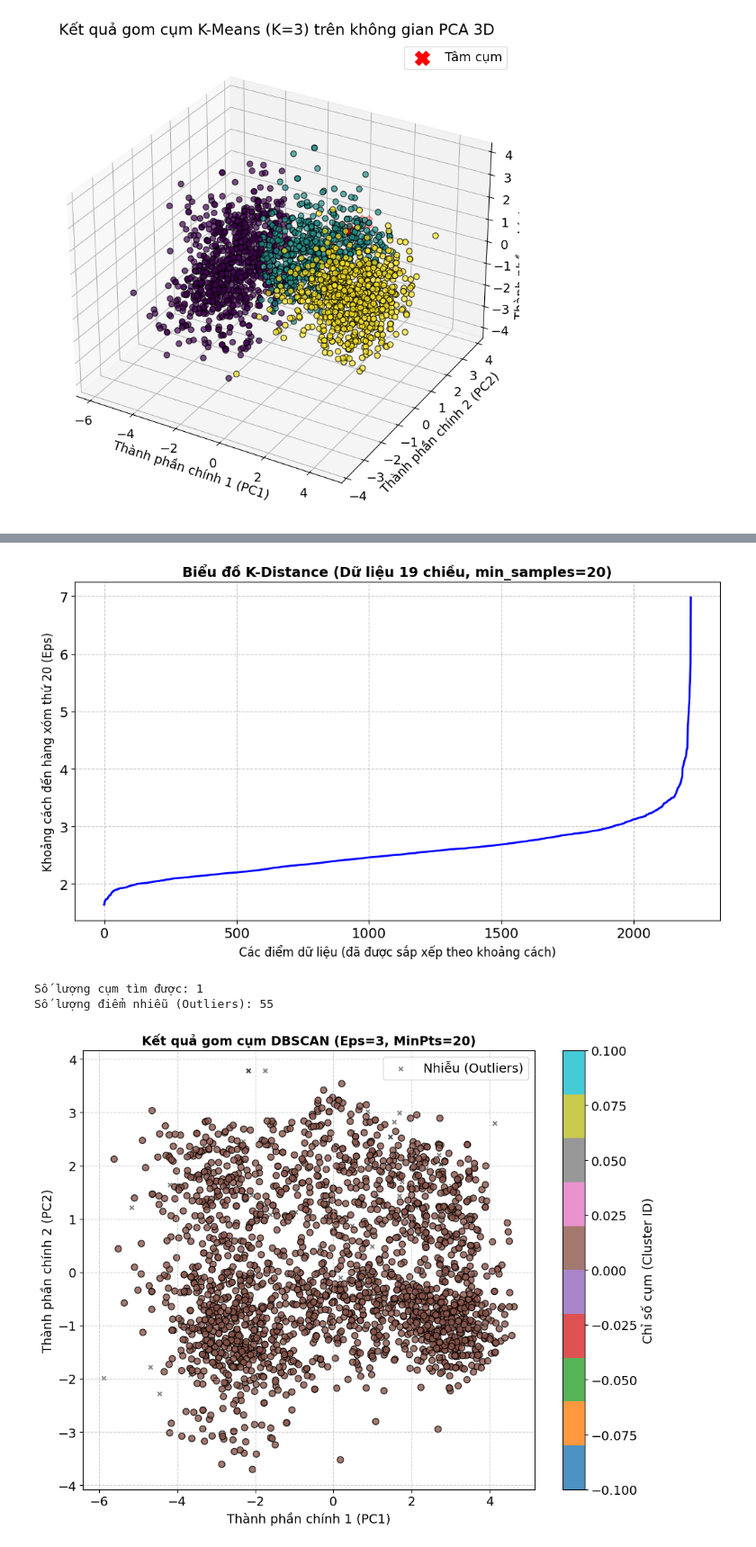
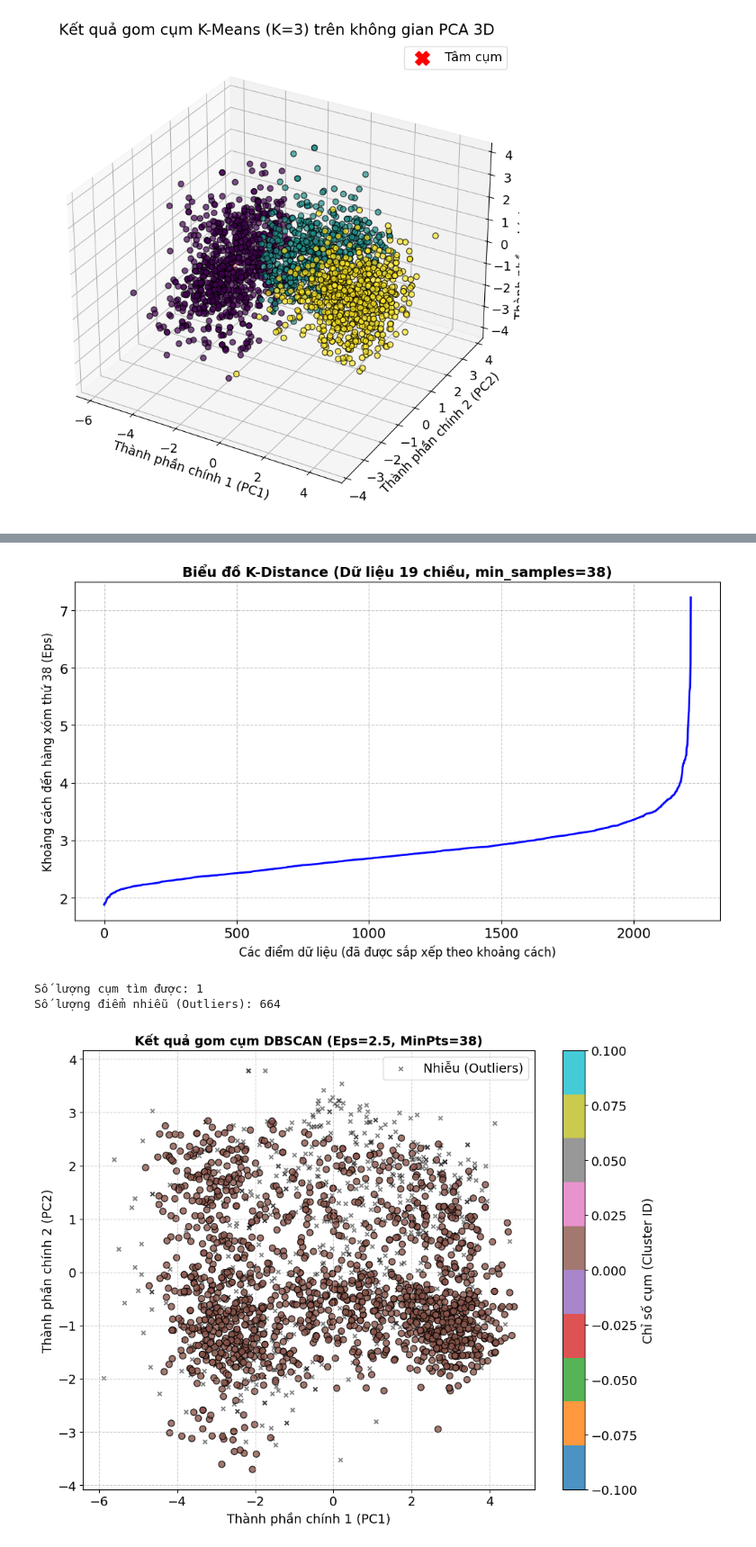
Before and after one commit to lamphat344961-alt/May_-hoc_thong_ke, a Jupyter notebook: TH3/bt_1.ipynb, the cells around one changed output, grey strips where cells are left out. Shown at 90% size. Cells and saved outputs as stored; diff of their text form; code cells hidden in the pictures.

```diff
--- a/TH3/bt_1.ipynb
+++ b/TH3/bt_1.ipynb
@@ -613,7 +736,7 @@ from sklearn.neighbors import NearestNeighbors
 
 # 1. Khai báo số chiều và min_samples
 D = 19
-min_samples = D + 1  # Kết quả là 20
+min_samples = D *2  # Kết quả là 20
 
 # 2. Khởi tạo thuật toán tìm hàng xóm gần nhất
 neighbors = NearestNeighbors(n_neighbors=min_samples)
@@ -635,11 +758,11 @@ plt.grid(True, linestyle='--', alpha=0.7)
 plt.tight_layout()
 plt.show()
 # %% [output]
-[figure, old version]
+[figure, new version]
 # %%
 from sklearn.cluster import DBSCAN
 
-optimal_eps = 3
+optimal_eps = 2.5
 
 # Khởi tạo và chạy DBSCAN
 dbscan = DBSCAN(eps=optimal_eps, min_samples=min_samples)
@@ -656,32 +779,32 @@ print(f"Số lượng điểm nhiễu (Outliers): {n_noise}")
 plt.figure(figsize=(10, 8))
 
 # Tách riêng dữ liệu nhiễu (label == -1) và dữ liệu thuộc cụm (label != -1)
 # 1. Vẽ các điểm nhiễu (Màu đen, hình dấu x, nhỏ hơn)
 noise_mask = db_labels == -1
 plt.scatter(X_pca[noise_mask, 0], X_pca[noise_mask, 1],
             c='black', marker='x', s=20, alpha=0.5, label='Nhiễu (Outliers)')
 
 # 2. Vẽ các cụm bình thường
 core_mask = db_labels != -1
 scatter = plt.scatter(X_pca[core_mask, 0], X_pca[core_mask, 1],
                       c=db_labels[core_mask], cmap='tab10',
                       s=50, alpha=0.8, edgecolors='k')
 
 plt.xlabel('Thành phần chính 1 (PC1)')
 plt.ylabel('Thành phần chính 2 (PC2)')
 plt.title(f'Kết quả gom cụm DBSCAN (Eps={optimal_eps}, MinPts={min_samples})', fontsize=14, fontweight='bold')
 
 # Thêm thanh màu để biết các cụm
 plt.colorbar(scatter, label='Chỉ số cụm (Cluster ID)')
 plt.legend()
 plt.grid(True, linestyle='--', alpha=0.6)
 
 plt.tight_layout()
 plt.show()
 
 # Gán kết quả vào DataFrame gốc nếu cần
 # df_original['DBSCAN_Cluster'] = db_labels
 # %% [output]
 Số lượng cụm tìm được: 1
-Số lượng điểm nhiễu (Outliers): 55
+Số lượng điểm nhiễu (Outliers): 664
-[figure, old version]
+[figure, new version]
```
Also changed, not shown: parts of 11 cells of this notebook, 1 other file.
